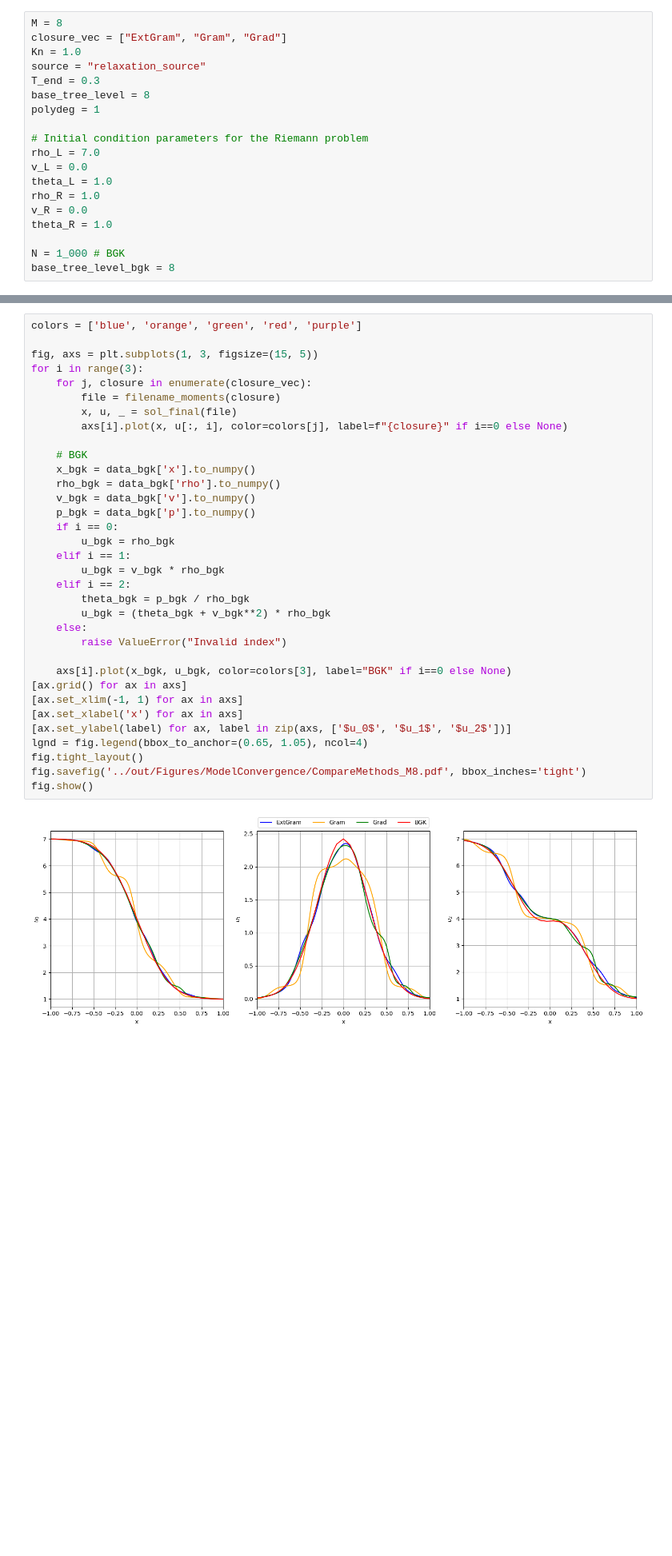
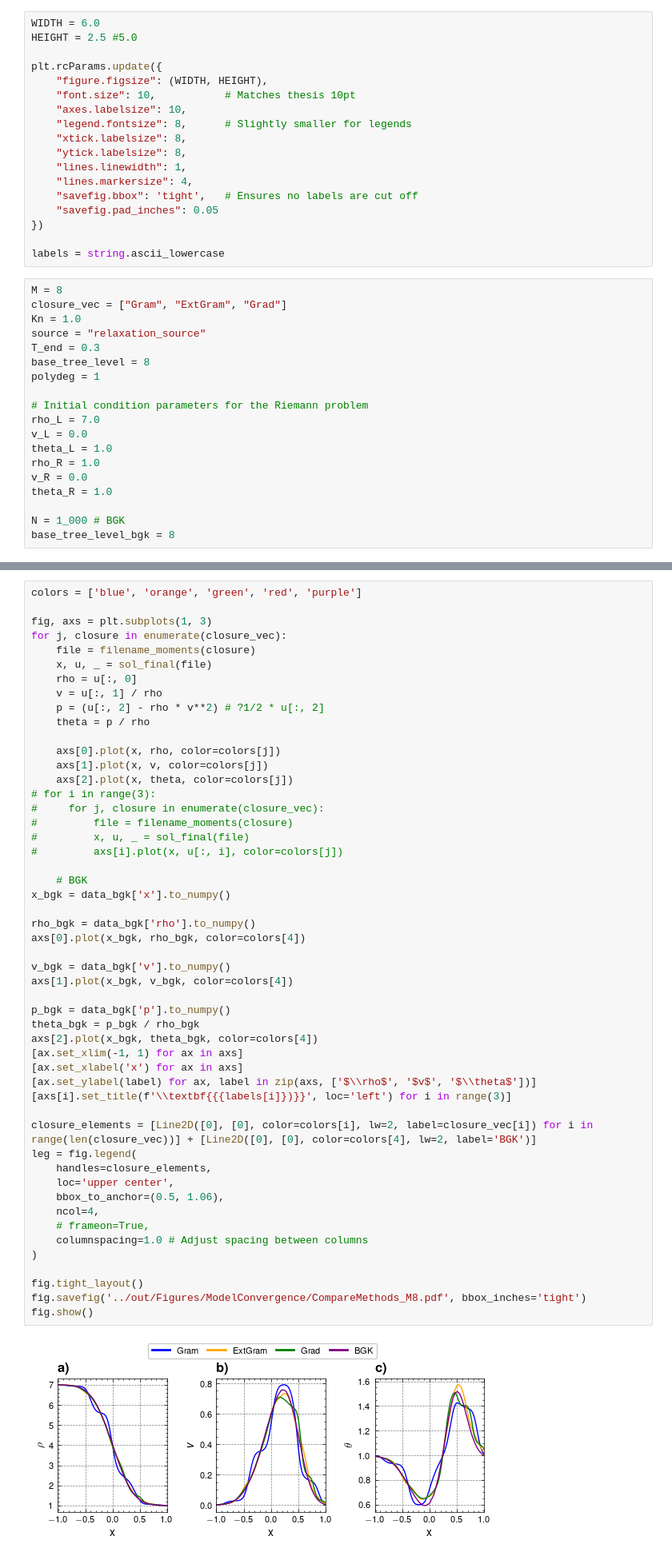
Before and after one commit to JanHab/ExtGram.jl, a Jupyter notebook: notebooks/CompareMethods.ipynb, the cells around one changed output, grey strips where cells are left out. Shown at 80% size. Saved outputs shown, nothing was run; the diff lists cells and outputs as text; blank space fills up the shorter version.

Commit message:
combine model convergence plots

```diff
--- a/notebooks/CompareMethods.ipynb
+++ b/notebooks/CompareMethods.ipynb
@@ -5,9 +12,27 @@ from scipy.interpolate import interp1d
 import pandas as pd
 
 from LoadTSV import read_solution_file, interpolate_solution, sol_final
+# %%
+WIDTH = 6.0
+HEIGHT = 2.5 #5.0
+
+plt.rcParams.update({
+    "figure.figsize": (WIDTH, HEIGHT),
+    "font.size": 10,           # Matches thesis 10pt
+    "axes.labelsize": 10,
+    "legend.fontsize": 8,      # Slightly smaller for legends
+    "xtick.labelsize": 8,
+    "ytick.labelsize": 8,
+    "lines.linewidth": 1,
+    "lines.markersize": 4,
+    "savefig.bbox": 'tight',   # Ensures no labels are cut off
+    "savefig.pad_inches": 0.05
+})
+
+labels = string.ascii_lowercase
 # %%
 M = 8
-closure_vec = ["ExtGram", "Gram", "Grad"]
+closure_vec = ["Gram", "ExtGram", "Grad"]
 Kn = 1.0
 source = "relaxation_source"
 T_end = 0.3
@@ -30,36 +55,53 @@ data_bgk = pd.read_csv(f'../out/Riemann1D/BGK/bgk_N{N}_Kn{Kn}_T_end{T_end}_rho_L
 # %%
 colors = ['blue', 'orange', 'green', 'red', 'purple']
 
-fig, axs = plt.subplots(1, 3, figsize=(15, 5))
-for i in range(3):
-    for j, closure in enumerate(closure_vec):
-        file = filename_moments(closure)
-        x, u, _ = sol_final(file)
-        axs[i].plot(x, u[:, i], color=colors[j], label=f"{closure}" if i==0 else None)
+fig, axs = plt.subplots(1, 3)
+for j, closure in enumerate(closure_vec):
+    file = filename_moments(closure)
+    x, u, _ = sol_final(file)
+    rho = u[:, 0]
+    v = u[:, 1] / rho
+    p = (u[:, 2] - rho * v**2) # ?1/2 * u[:, 2]
+    theta = p / rho
+
+    axs[0].plot(x, rho, color=colors[j])
+    axs[1].plot(x, v, color=colors[j])
+    axs[2].plot(x, theta, color=colors[j])
+# for i in range(3):
+#     for j, closure in enumerate(closure_vec):
+#         file = filename_moments(closure)
+#         x, u, _ = sol_final(file)
+#         axs[i].plot(x, u[:, i], color=colors[j])
 
     # BGK
-    x_bgk = data_bgk['x'].to_numpy()
-    rho_bgk = data_bgk['rho'].to_numpy()
-    v_bgk = data_bgk['v'].to_numpy()
-    p_bgk = data_bgk['p'].to_numpy()
-    if i == 0:
-        u_bgk = rho_bgk
-    elif i == 1:
-        u_bgk = v_bgk * rho_bgk
-    elif i == 2:
-        theta_bgk = p_bgk / rho_bgk
-        u_bgk = (theta_bgk + v_bgk**2) * rho_bgk
-    else:
-        raise ValueError("Invalid index")
+x_bgk = data_bgk['x'].to_numpy()
 
-    axs[i].plot(x_bgk, u_bgk, color=colors[3], label="BGK" if i==0 else None)
-[ax.grid() for ax in axs]
+rho_bgk = data_bgk['rho'].to_numpy()
+axs[0].plot(x_bgk, rho_bgk, color=colors[4])
+
+v_bgk = data_bgk['v'].to_numpy()
+axs[1].plot(x_bgk, v_bgk, color=colors[4])
+
+p_bgk = data_bgk['p'].to_numpy()
+theta_bgk = p_bgk / rho_bgk
+axs[2].plot(x_bgk, theta_bgk, color=colors[4])
 [ax.set_xlim(-1, 1) for ax in axs]
 [ax.set_xlabel('x') for ax in axs]
-[ax.set_ylabel(label) for ax, label in zip(axs, ['$u_0$', '$u_1$', '$u_2$'])]
-lgnd = fig.legend(bbox_to_anchor=(0.65, 1.05), ncol=4)
+[ax.set_ylabel(label) for ax, label in zip(axs, ['$\\rho$', '$v$', '$\\theta$'])]
+[axs[i].set_title(f'\\textbf{{{labels[i]})}}', loc='left') for i in range(3)]
+
+closure_elements = [Line2D([0], [0], color=colors[i], lw=2, label=closure_vec[i]) for i in range(len(closure_vec))] + [Line2D([0], [0], color=colors[4], lw=2, label='BGK')]
+leg = fig.legend(
+    handles=closure_elements,
+    loc='upper center',
+    bbox_to_anchor=(0.5, 1.06),
+    ncol=4,
+    # frameon=True,
+    columnspacing=1.0 # Adjust spacing between columns
+)
+
 fig.tight_layout()
 fig.savefig('../out/Figures/ModelConvergence/CompareMethods_M8.pdf', bbox_inches='tight')
 fig.show()
 # %% [output]
-[figure, old version]
+[figure, new version]
```
Also changed, not shown: parts of 1 cell of this notebook, 4 other files.
